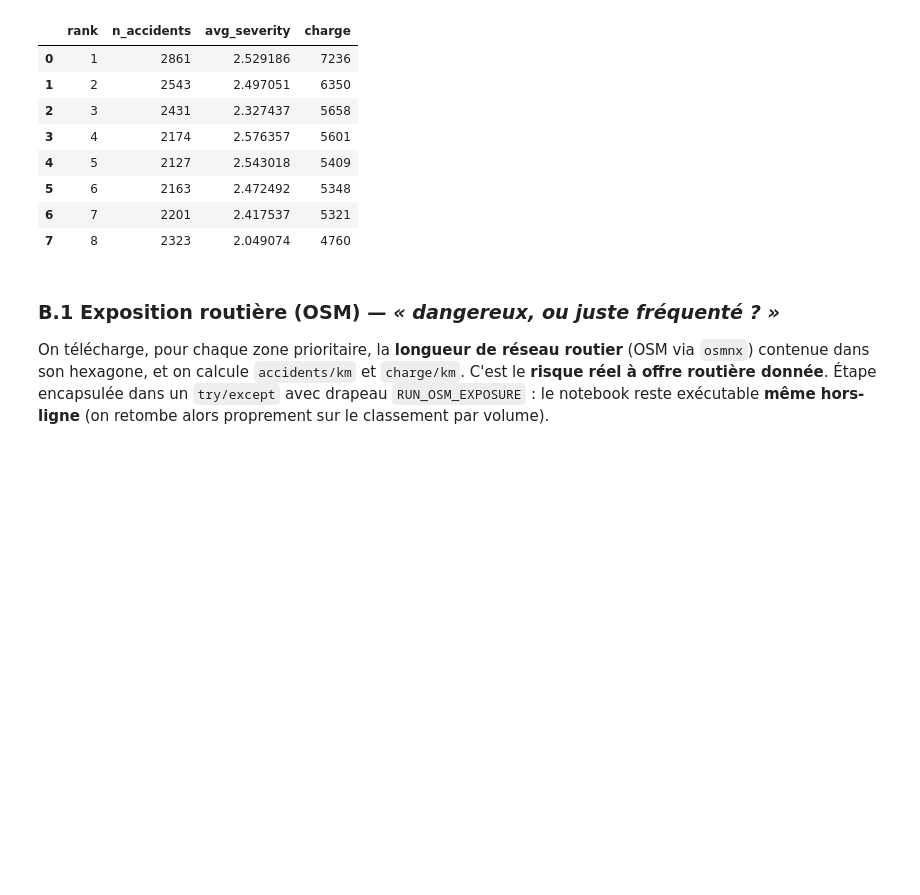
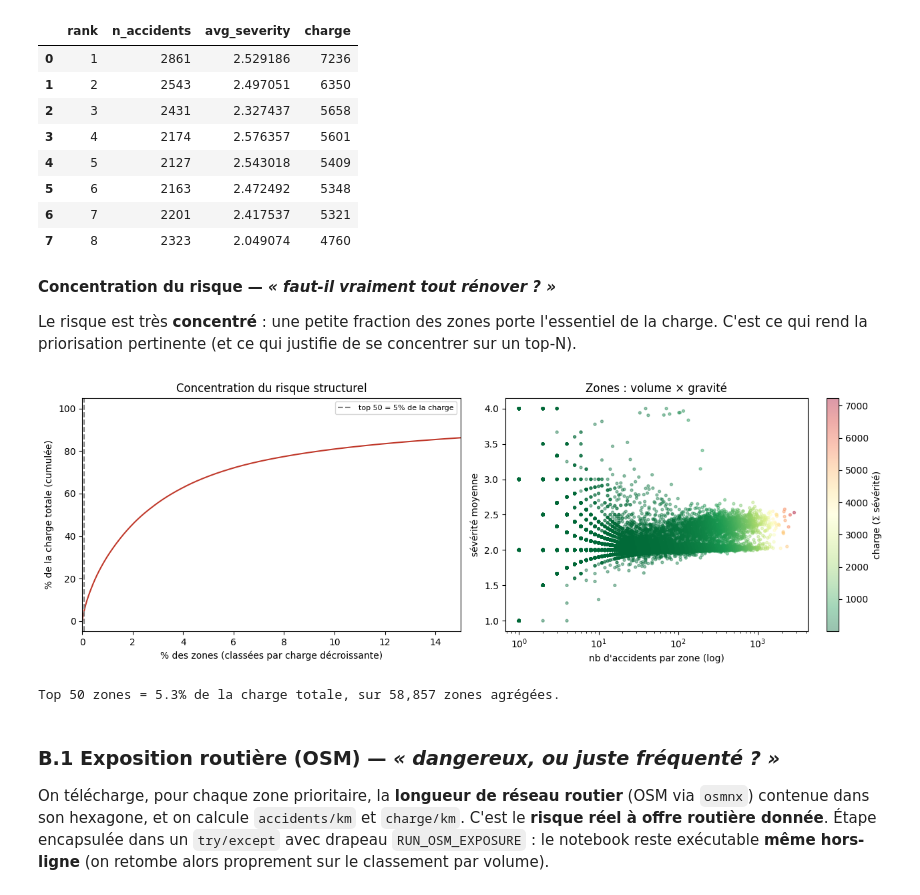
Before and after one commit to SabaMG/xploring, a Jupyter notebook: rendu/notebook.ipynb, the cells around one changed output. Cells and saved outputs as stored; diff of their text form; code cells hidden in the pictures; blank space fills up the shorter version.

```diff
--- a/rendu/notebook.ipynb
+++ b/rendu/notebook.ipynb
@@ -502,6 +536,34 @@ priority[["rank", "n_accidents", "avg_severity", "charge"]].head(8)
 | 5 | 6 | 2163 | 2.472492 | 5348 |
 | 6 | 7 | 2201 | 2.417537 | 5321 |
 | 7 | 8 | 2323 | 2.049074 | 4760 |
+# %% [markdown]
+**Concentration du risque — *« faut-il vraiment tout rénover ? »***
+
+Le risque est très **concentré** : une petite fraction des zones porte l'essentiel de la charge. C'est ce qui rend la priorisation pertinente (et ce qui justifie de se concentrer sur un top-N).
+# %%
+fig, ax = plt.subplots(1, 2, figsize=(13, 4.5))
+# (a) courbe de concentration (part cumulée de la charge selon les zones classées)
+ch  = zone["charge"].sort_values(ascending=False).values
+cum = ch.cumsum() / ch.sum()
+xfrac = (np.arange(1, len(ch) + 1) / len(ch)) * 100
+share_top = cum[PRIORITY_N - 1] * 100
+ax[0].plot(xfrac, cum * 100, color="#c0392b")
+ax[0].axvline(PRIORITY_N / len(ch) * 100, ls="--", c="grey",
+              label=f"top {PRIORITY_N} = {share_top:.0f}% de la charge")
+ax[0].set_xlim(0, 15); ax[0].set_xlabel("% des zones (classées par charge décroissante)")
+ax[0].set_ylabel("% de la charge totale (cumulée)")
+ax[0].set_title("Concentration du risque structurel"); ax[0].legend(fontsize=8)
+# (b) volume x sévérité, couleur = charge -> les zones prioritaires sont en haut à droite
+sc = ax[1].scatter(zone["n_accidents"], zone["avg_severity"], c=zone["charge"],
+                   cmap="RdYlGn_r", s=8, alpha=0.4)
+plt.colorbar(sc, ax=ax[1], label="charge (Σ sévérité)")
+ax[1].set_xscale("log"); ax[1].set_xlabel("nb d'accidents par zone (log)")
+ax[1].set_ylabel("sévérité moyenne"); ax[1].set_title("Zones : volume × gravité")
+plt.tight_layout(); plt.show()
+print(f"Top {PRIORITY_N} zones = {share_top:.1f}% de la charge totale, sur {len(zone):,} zones agrégées.")
+# %% [output]
+[figure, added]
+Top 50 zones = 5.3% de la charge totale, sur 58,857 zones agrégées.
 # %% [markdown]
 ### B.1 Exposition routière (OSM) — *« dangereux, ou juste fréquenté ? »*
 
```
Also changed, not shown: parts of 12 cells of this notebook, 2 other files.
